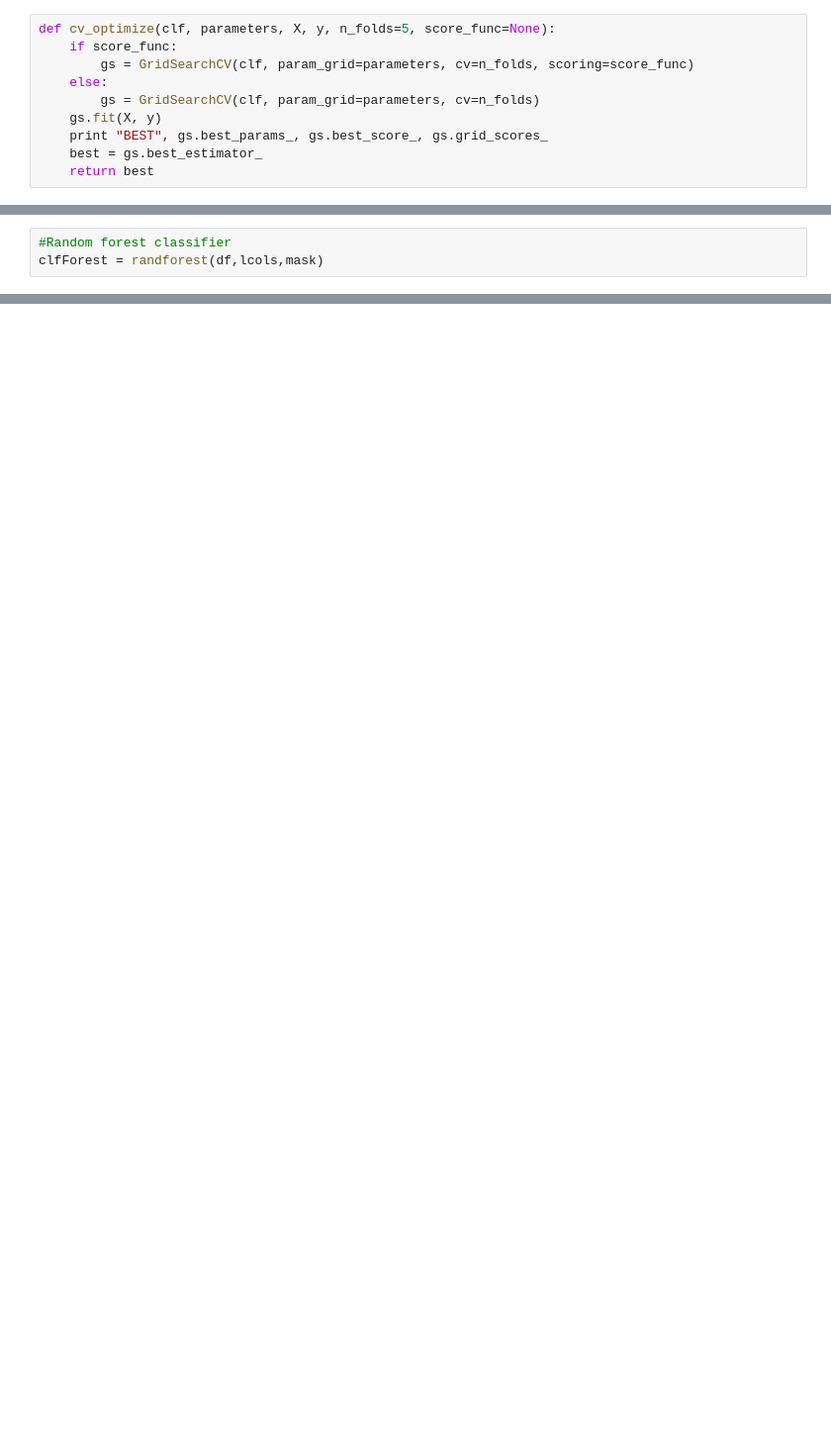
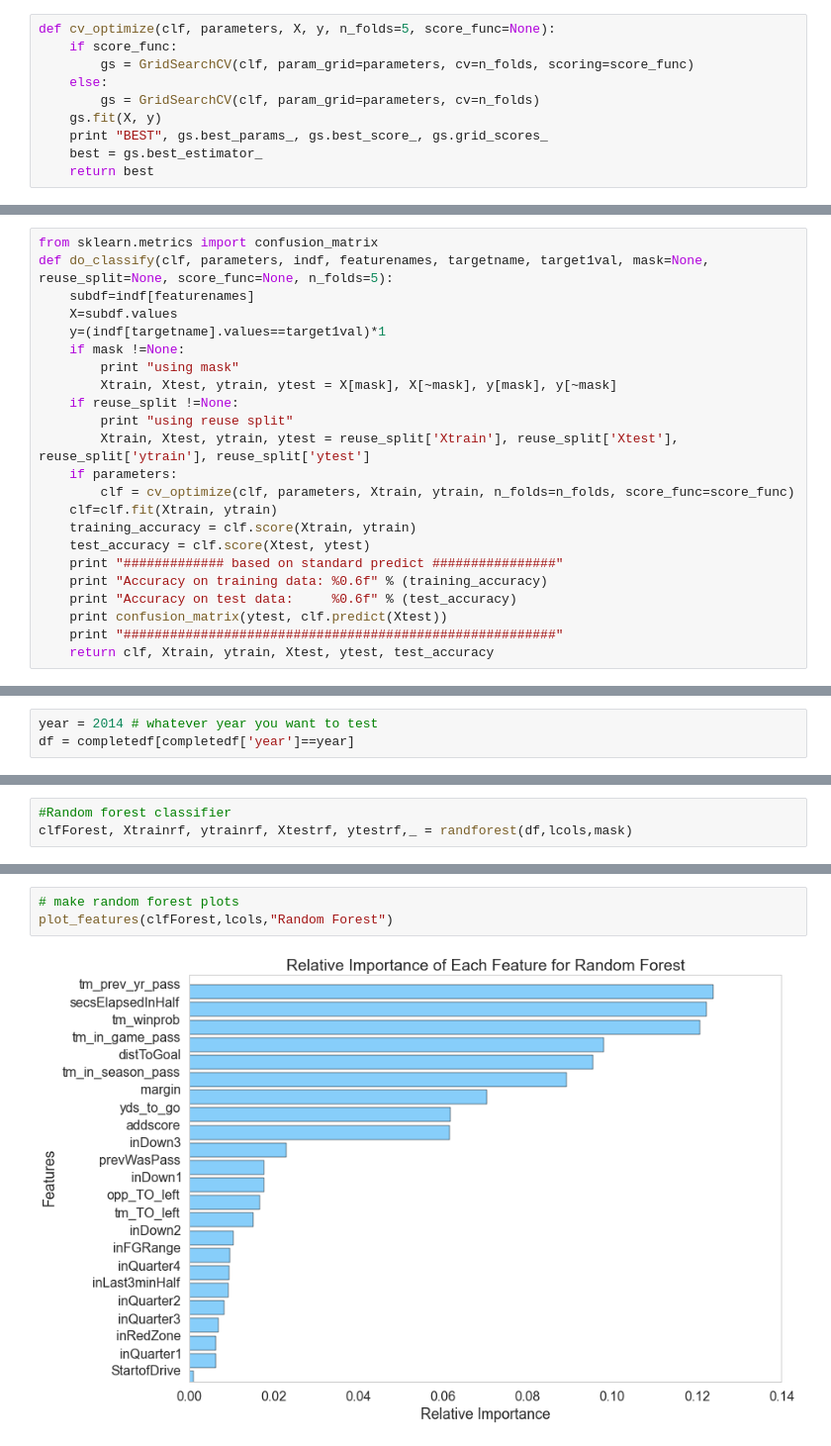
Before and after one commit to mdgoldberg/playprediction, a Jupyter notebook: proj_func.ipynb, the cells around one changed output, grey strips where cells are left out. Shown at 99% size. Saved outputs shown, nothing was run; the diff lists cells and outputs as text; blank space fills up the shorter version.

```diff
--- a/proj_func.ipynb
+++ b/proj_func.ipynb
@@ -281,3 +53,0 @@ Accuracy on test data:     0.654713
-# %%
-#Random forest classifier
-clfForest = randforest(df,lcols,mask)
@@ -311,0 +54,23 @@ clfGB = gradboost(df,lcols,mask)
+# %%
+from sklearn.metrics import confusion_matrix
+def do_classify(clf, parameters, indf, featurenames, targetname, target1val, mask=None, reuse_split=None, score_func=None, n_folds=5):
+    subdf=indf[featurenames]
+    X=subdf.values
+    y=(indf[targetname].values==target1val)*1
+    if mask !=None:
+        print "using mask"
+        Xtrain, Xtest, ytrain, ytest = X[mask], X[~mask], y[mask], y[~mask]
+    if reuse_split !=None:
+        print "using reuse split"
+        Xtrain, Xtest, ytrain, ytest = reuse_split['Xtrain'], reuse_split['Xtest'], reuse_split['ytrain'], reuse_split['ytest']
+    if parameters:
+        clf = cv_optimize(clf, parameters, Xtrain, ytrain, n_folds=n_folds, score_func=score_func)
+    clf=clf.fit(Xtrain, ytrain)
+    training_accuracy = clf.score(Xtrain, ytrain)
+    test_accuracy = clf.score(Xtest, ytest)
+    print "############# based on standard predict ################"
+    print "Accuracy on training data: %0.6f" % (training_accuracy)
+    print "Accuracy on test data:     %0.6f" % (test_accuracy)
+    print confusion_matrix(ytest, clf.predict(Xtest))
+    print "########################################################"
+    return clf, Xtrain, ytrain, Xtest, ytest, test_accuracy
@@ -311,0 +165,3 @@ clfGB = gradboost(df,lcols,mask)
+# %%
+year = 2014 # whatever year you want to test
+df = completedf[completedf['year']==year]
@@ -311,0 +222,3 @@ clfGB = gradboost(df,lcols,mask)
+# %%
+#Random forest classifier
+clfForest, Xtrainrf, ytrainrf, Xtestrf, ytestrf,_ = randforest(df,lcols,mask)
@@ -311,0 +234,5 @@ clfGB = gradboost(df,lcols,mask)
+# %%
+# make random forest plots
+plot_features(clfForest,lcols,"Random Forest")
+# %% [output]
+[figure, added]
```
Also changed, not shown: parts of 37 cells of this notebook.
